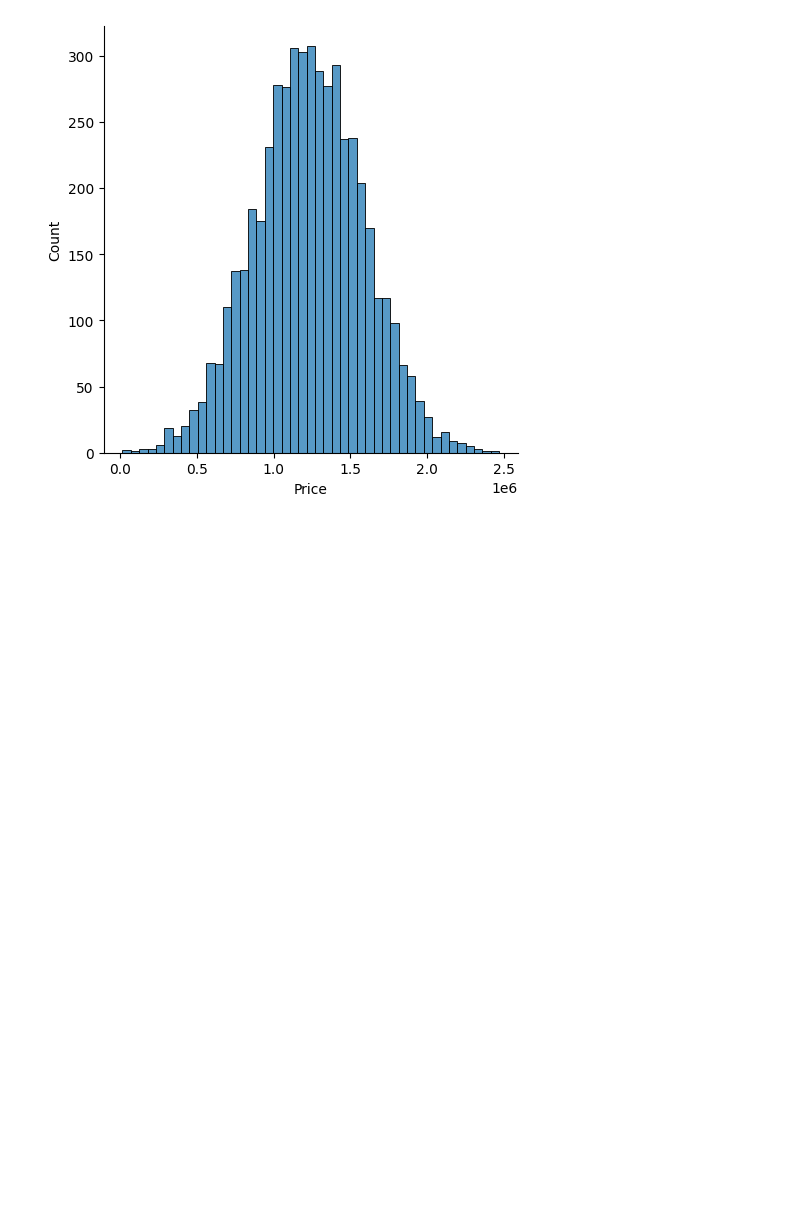
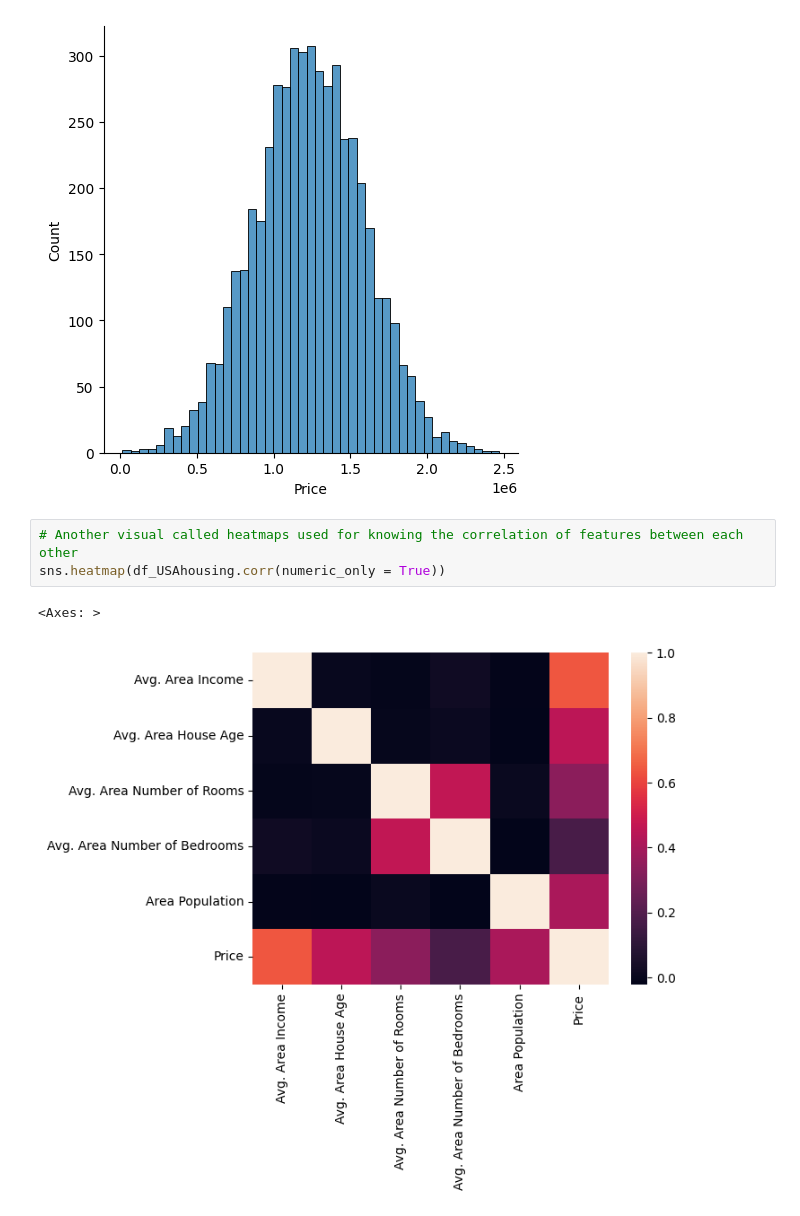
Before and after one commit to namelessace01/First_ML_Model, a Jupyter notebook: Project1.ipynb, the cells around one changed output. Cells and saved outputs as stored; diff of their text form; blank space fills up the shorter version.

```diff
--- a/Project1.ipynb
+++ b/Project1.ipynb
@@ -120,3 +120,9 @@ sns.displot(df_USAhousing["Price"])
 # %% [output]
 <seaborn.axisgrid.FacetGrid at 0x...>
 [figure]
+# %%
+# Another visual called heatmaps used for knowing the correlation of features between each other
+sns.heatmap(df_USAhousing.corr(numeric_only = True))
+# %% [output]
+<Axes: >
+[figure, added]
```
Also changed, not shown: parts of 3 cells of this notebook.
